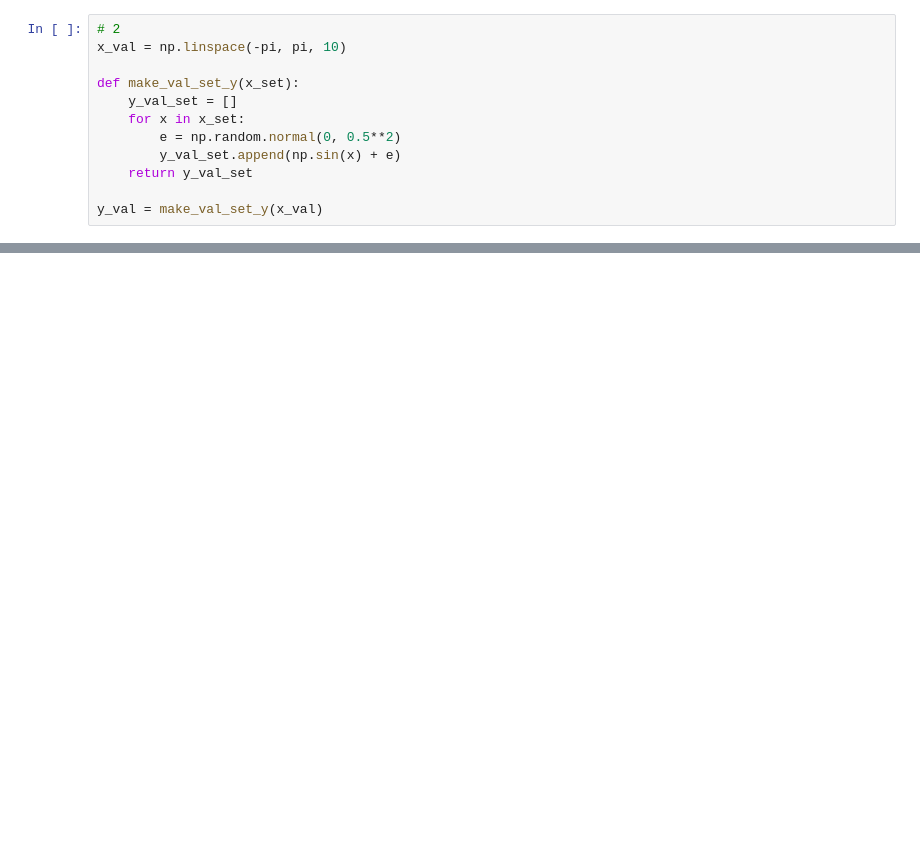
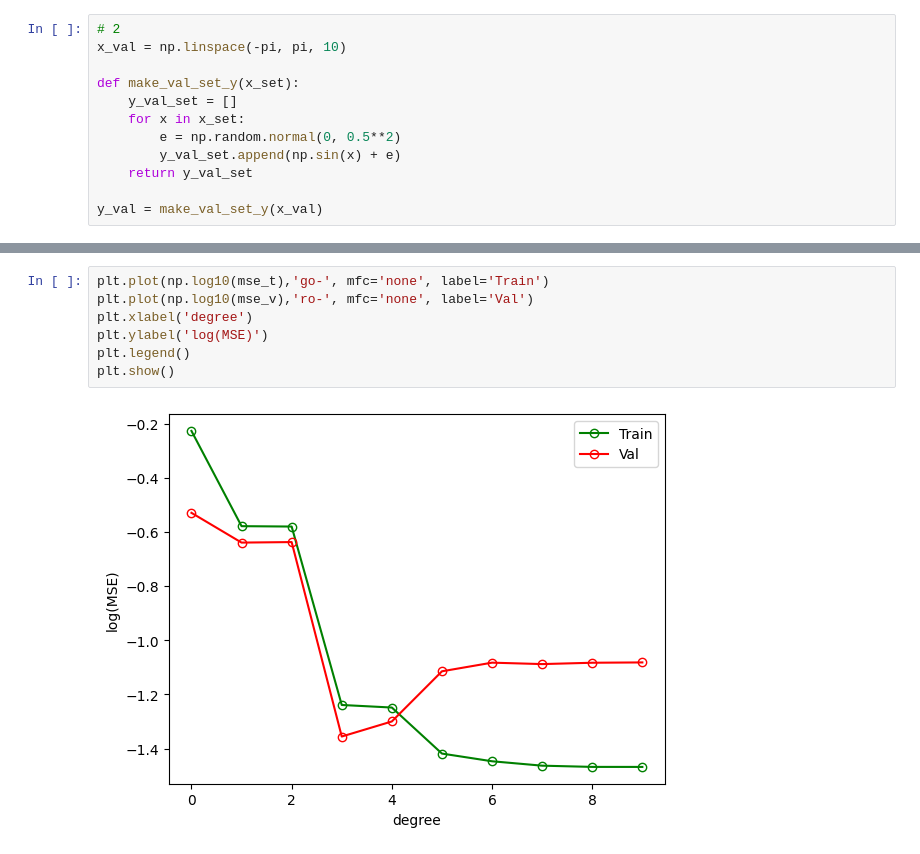
Before and after one commit to IdxS-dot/TensorFlow, a Jupyter notebook: TFPrac/Exercise/hw1.ipynb, the cells around one changed output, grey strips where cells are left out. Cells and saved outputs as stored; diff of their text form; blank space fills up the shorter version.

```diff
--- a/TFPrac/Exercise/hw1.ipynb
+++ b/TFPrac/Exercise/hw1.ipynb
@@ -98,0 +110,9 @@ X_poly = poly_features.fit_transform(X)
+# %%
+plt.plot(np.log10(mse_t),'go-', mfc='none', label='Train')
+plt.plot(np.log10(mse_v),'ro-', mfc='none', label='Val')
+plt.xlabel('degree')
+plt.ylabel('log(MSE)')
+plt.legend()
+plt.show()
+# %% [output]
+[figure, added]
```
Also changed, not shown: parts of 5 cells of this notebook, 1 other file.
